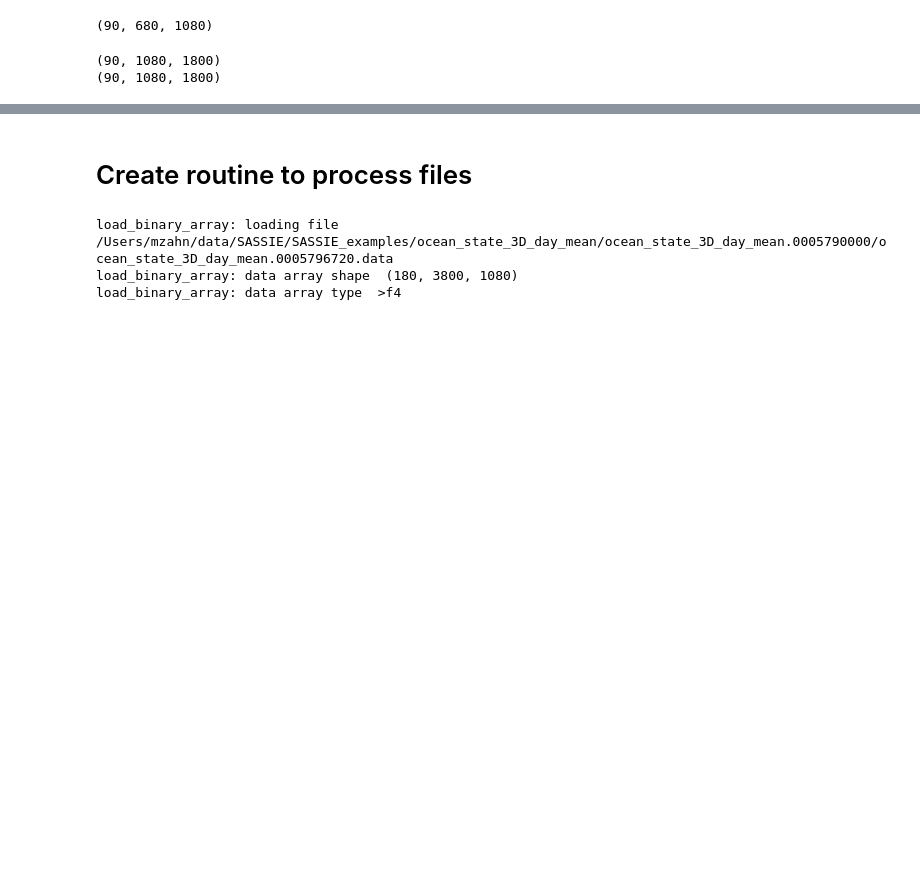
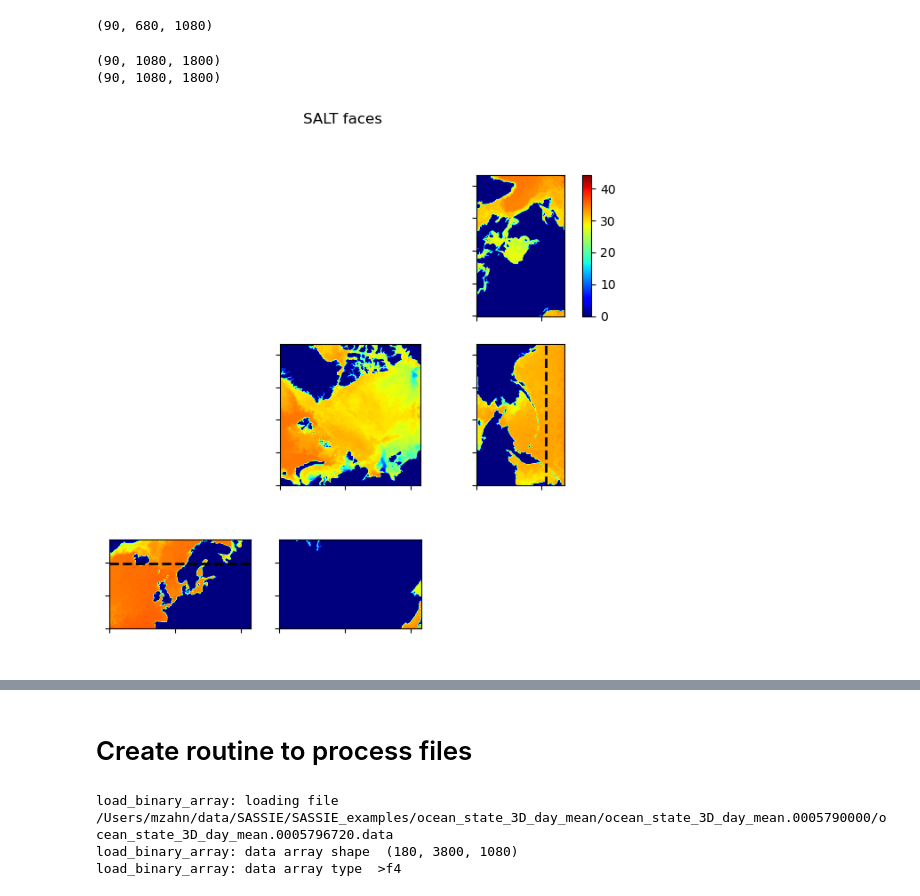
Before and after one commit to ifenty/SASSIE_downscale_ecco_v5, a Jupyter notebook: 04_exploratory plots.ipynb, the cells around one changed output, grey strips where cells are left out. Cells and saved outputs as stored; diff of their text form; code cells hidden in the pictures; blank space fills up the shorter version.

```diff
--- a/04_exploratory plots.ipynb
+++ b/04_exploratory plots.ipynb
@@ -483,6 +471,47 @@ theta_faces = sassie_n1_compact_to_faces_3D(ocean3d_compact[90:180,:,:])
 salt_faces[1].shape
 # %% [output]
 (90, 680, 1080)
+# %%
+def plot_ecco_map_3D(faces_ds, vmin_ds=None, vmax_ds=None, cmap='jet', title=" "):
+
+    if vmin_ds is None:
+        vmin_ds = faces_ds[3].min()
+        vmax_ds = faces_ds[3].max()
+
+    fig,axs = plt.subplots(3,3, figsize=[7,7])
+    ax = axs.ravel()
+    ax[0].set_axis_off()
+    ax[1].set_axis_off()
+    ax2_cmap = ax[2].imshow(faces_ds[5][0,:,:], origin='lower', cmap=cmap, vmin=vmin_ds, vmax=vmax_ds)
+
+    ax[3].set_axis_off()
+    ax[4].imshow(faces_ds[3][0,:,:], origin='lower', cmap=cmap, vmin=vmin_ds, vmax=vmax_ds)
+    ax[5].imshow(faces_ds[4][0,:,:], origin='lower', cmap=cmap, vmin=vmin_ds, vmax=vmax_ds)
+    ax[5].axvline(x=535, color='k', linestyle='dashed', linewidth=2)
+
+    ax[6].imshow(faces_ds[1][0,:,:], origin='lower', cmap=cmap, vmin=vmin_ds, vmax=vmax_ds)
+    ax[6].axhline(y=680-185, color='k', linestyle='dashed', linewidth=2)
+    ax[7].imshow(faces_ds[2][0,:,:], origin='lower', cmap=cmap, vmin=vmin_ds, vmax=vmax_ds)
+    ax[8].set_axis_off()
+
+    axins = inset_axes(
+    ax[2],
+    width="10%",  # width: 5% of parent_bbox width
+    height="100%",
+    loc="upper left",
+    bbox_to_anchor=(1.2, 0., 1, 1),
+    bbox_transform=ax[2].transAxes,
+    borderpad=0)
+    cb = fig.colorbar(ax2_cmap, cax=axins)
+
+    for ax in ax:
+        ax.set_yticklabels([])
+        ax.set_xticklabels([])
+
+    # plt.tight_layout()
+    plt.suptitle(title);
+
+    plt.show()
 # %%
 salt_faces_HH  = combine_sassie_N1_faces_to_HHv2_3D(salt_faces)
 theta_faces_HH = combine_sassie_N1_faces_to_HHv2_3D(theta_faces)
@@ -492,5 +521,9 @@ print(theta_faces_HH.shape)
 # %% [output]
 (90, 1080, 1800)
 (90, 1080, 1800)
+# %%
+plot_ecco_map_3D(salt_faces, vmin_ds=None, vmax_ds=None, cmap='jet', title="SALT faces")
+# %% [output]
+[figure, added]
 # %%
 fig, (ax1,ax2) = plt.subplots(1,2, figsize=[14,3])
```
Also changed, not shown: parts of 5 cells of this notebook, 6 other files.
